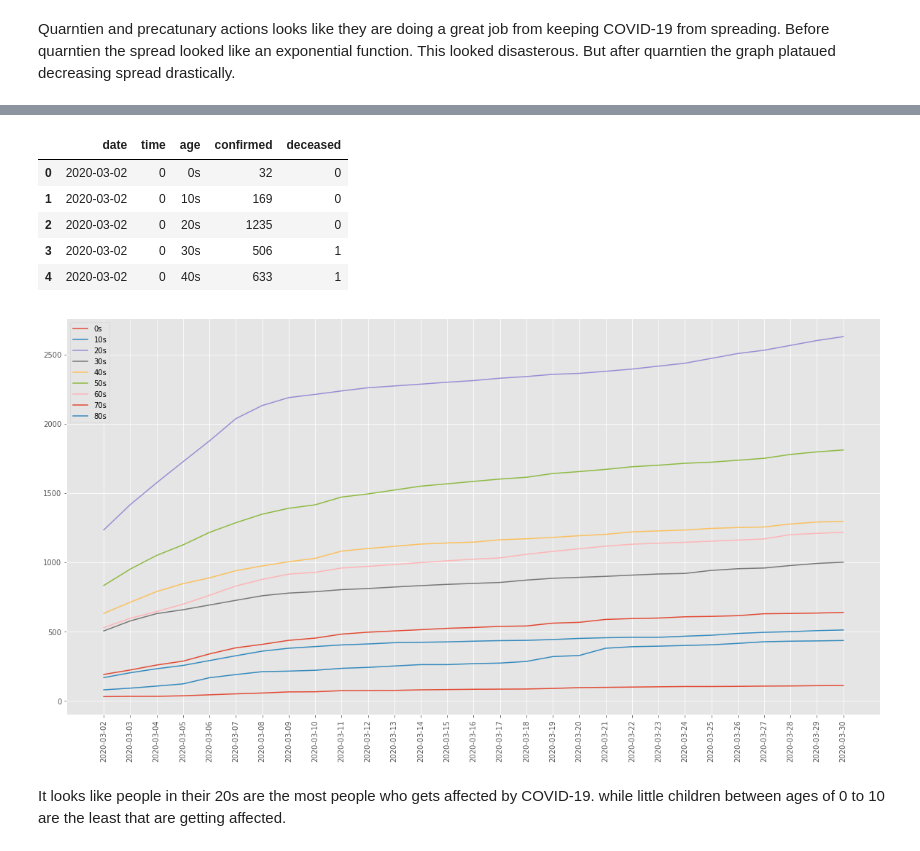
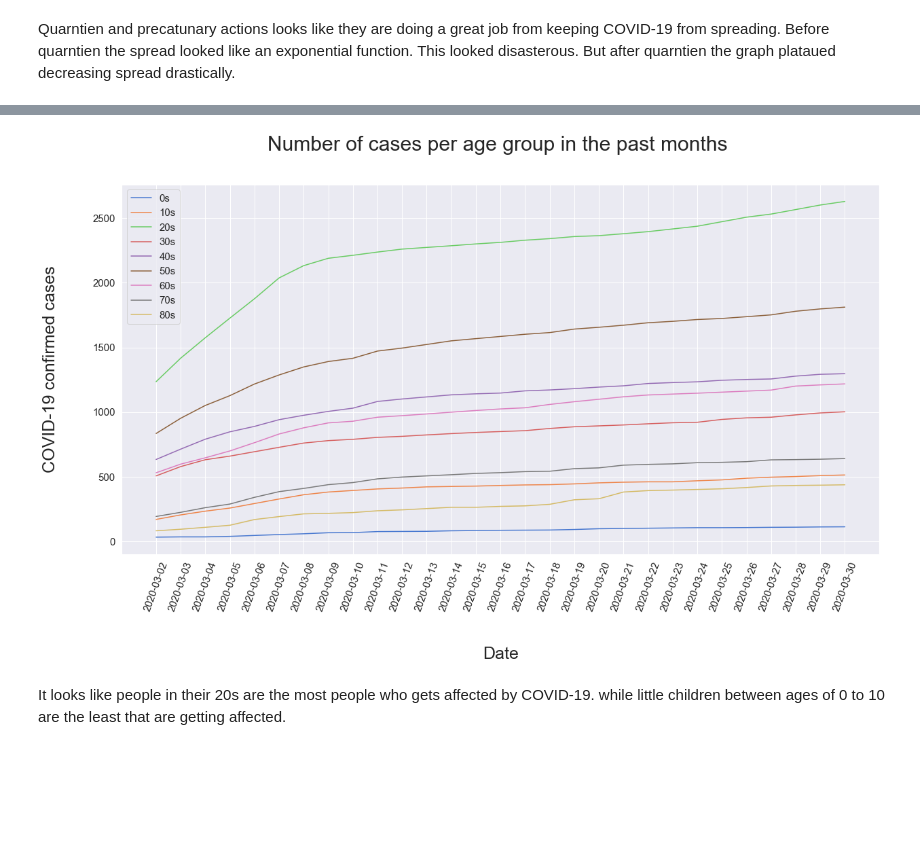
Before and after one commit to abdullahtarek/Coronavirus_insights, a Jupyter notebook: Corona_virus_insights.ipynb, the cells around one changed output, grey strips where cells are left out. Saved outputs shown, nothing was run; the diff lists cells and outputs as text; code cells hidden in the pictures; blank space fills up the shorter version.

Commit message:
Add enhance visualization to be more descriptive

```diff
--- a/Corona_virus_insights.ipynb
+++ b/Corona_virus_insights.ipynb
@@ -23,7 +30,4 @@ print("{:.2f}% of COVID-19 patients died arround the world".format(percentage_of
 # %%
-plt.figure(figsize=(20,10))
-
-plt.style.use('ggplot')
 covid_patients= covid_19_data["Confirmed"].sum() - covid_19_data["Deaths"].sum() - covid_19_data["Recovered"].sum()
 covid_Deaths = covid_19_data["Deaths"].sum()
 covid_recovered = covid_19_data["Recovered"].sum()
@@ -32,10 +36,3 @@ labels = 'COVID-19 patients', 'Deaths', 'Recovered'
 sizes = [covid_patients, covid_Deaths, covid_recovered]
 colors = ['#f1e7b6', '#fe346e','#00bdaa']
 explode = (0, 0.1, 0)  # explode 1st slice
-
-# Plot
-plt.pie(sizes,explode=explode, labels=labels,colors=colors,
-autopct='%1.1f%%', shadow=True, startangle=140)
-
-plt.axis('equal')
-plt.show()
@@ -44,2 +70,6 @@ plt.show()
 # %% [markdown]
 #### Death rates per age group
+# %%
+age_df = pd.read_csv("DS4C/TimeAge.csv")
+age_df.sort_values("date",inplace=True)
+age_df.head()
@@ -102,0 +202,16 @@ plt.show()
+# %%
+plt.figure(figsize=(20,10))
+X = spread_over_time["ObservationDate"].tolist()
+Y = spread_over_time["Confirmed"].tolist()
+
+plt.plot(X,Y)
+plt.xticks(fontsize=15, rotation=70, ticks=[X[i] for i in range(0,len(X),2)])
+plt.yticks(fontsize=15)
+
+plt.title("Spread of Coronavirus over the past three months ", fontsize=30,pad=50)
+
+
+plt.xlabel("Date", fontsize=25, fontname="Sans",labelpad=50)
+plt.ylabel("COVID-19 confirmed cases", fontsize=25, fontname="Sans",labelpad=50)
+
+plt.show()
@@ -109,3 +223,0 @@ Quarntien and precatunary actions looks like they are doing a great job from kee
-# %%
-age_df = pd.read_csv("Data2/TimeAge.csv")
-age_df.head()
@@ -119,26 +224,27 @@ age_df.head()
-# %%
-age_df.sort_values("date",inplace=True)
-# %% [output]
-|  | date | time | age | confirmed | deceased |
-| 0 | 2020-03-02 | 0 | 0s | 32 | 0 |
-| 1 | 2020-03-02 | 0 | 10s | 169 | 0 |
-| 2 | 2020-03-02 | 0 | 20s | 1235 | 0 |
-| 3 | 2020-03-02 | 0 | 30s | 506 | 1 |
-| 4 | 2020-03-02 | 0 | 40s | 633 | 1 |
 # %%
 plt.figure(figsize=(20,10))
+
 for age in age_df["age"].unique():
     filtered_age = age_df[age_df["age"]==age]
     X= filtered_age["date"]
     Y= filtered_age["confirmed"]
 
     plt.plot(X,Y,label=str(age))
 
-plt.legend()
+plt.legend(fontsize=15)
 plt.xticks(rotation=90)
+
+plt.xticks(fontsize=15, rotation=70)
+plt.yticks(fontsize=15)
+
+plt.title("Number of cases per age group in the past months ", fontsize=30,pad=50)
+
+plt.xlabel("Date", fontsize=25, fontname="Sans",labelpad=50)
+plt.ylabel("COVID-19 confirmed cases", fontsize=25, fontname="Sans",labelpad=50)
+
 plt.show()
 # %% [output]
-[figure, old version]
+[figure, new version]
 # %% [markdown]
 It looks like people in their 20s are the most people who gets affected by COVID-19. while little children between ages of 0 to 10 are the least that are getting affected.
 # %% [markdown]
```
Also changed, not shown: parts of 37 cells of this notebook.
